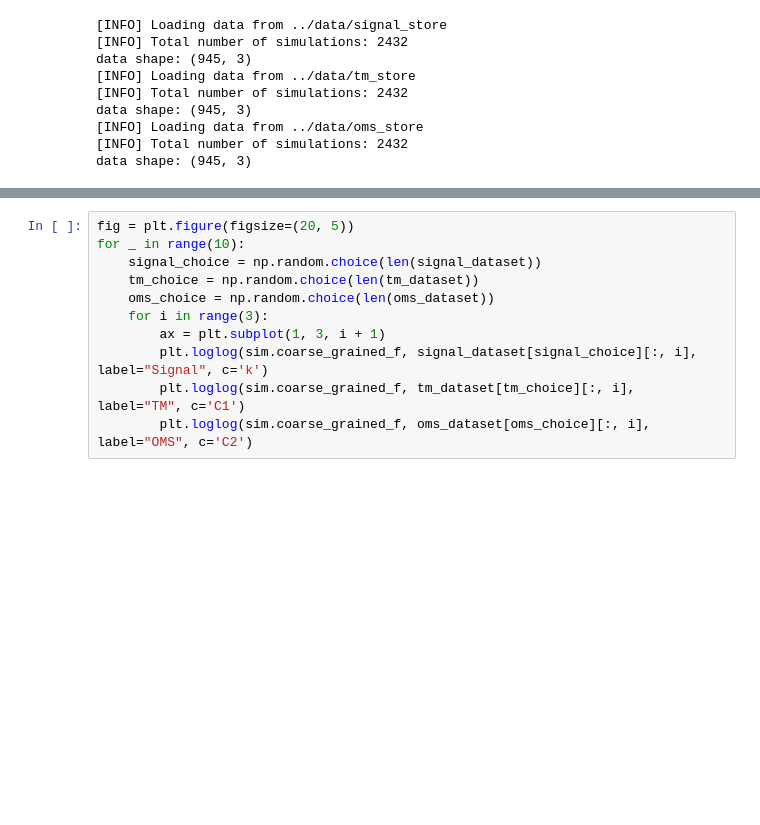
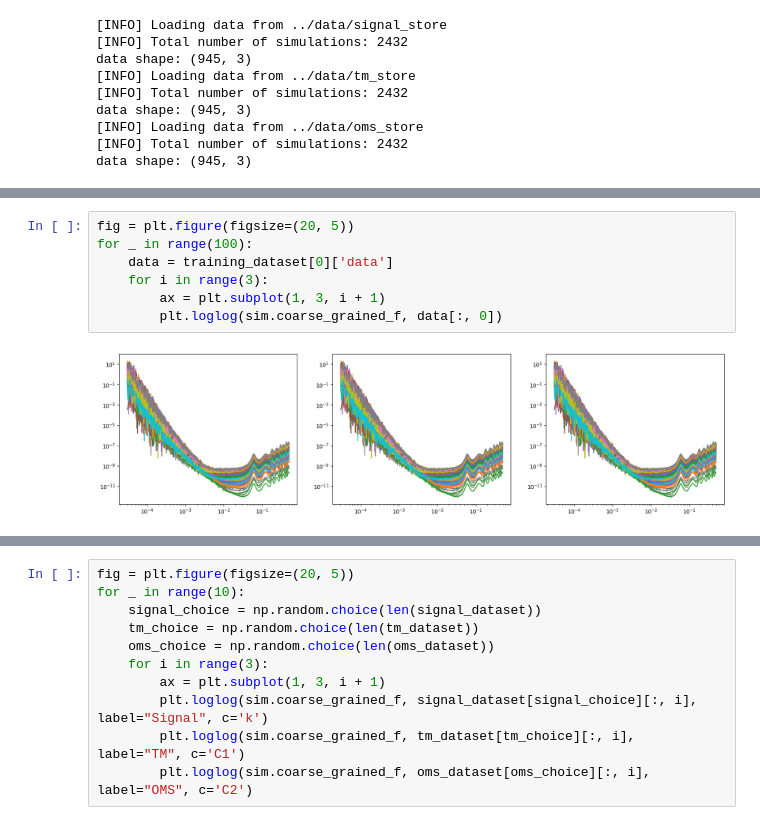
Before and after one commit to PEREGRINE-GW/saqqara, a Jupyter notebook: examples/vary_noise/data/test_resampler.ipynb, the cells around one changed output, grey strips where cells are left out. Drawn from its saved outputs; the diff is of its cells as text; blank space fills up the shorter version.

```diff
--- a/examples/vary_noise/data/test_resampler.ipynb
+++ b/examples/vary_noise/data/test_resampler.ipynb
@@ -54,0 +98,9 @@ data shape: (945, 3)
+# %%
+fig = plt.figure(figsize=(20, 5))
+for _ in range(100):
+    data = training_dataset[0]['data']
+    for i in range(3):
+        ax = plt.subplot(1, 3, i + 1)
+        plt.loglog(sim.coarse_grained_f, data[:, 0])
+# %% [output]
+[figure, added]
```
Also changed, not shown: parts of 10 cells of this notebook, 7 other files.
